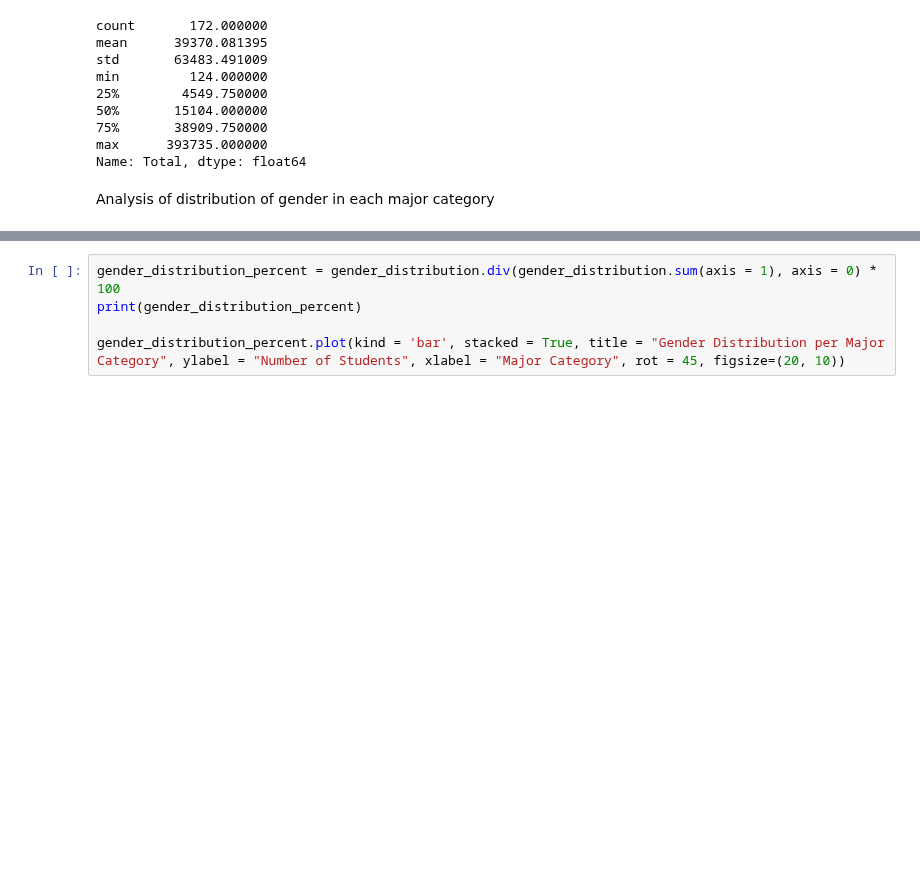
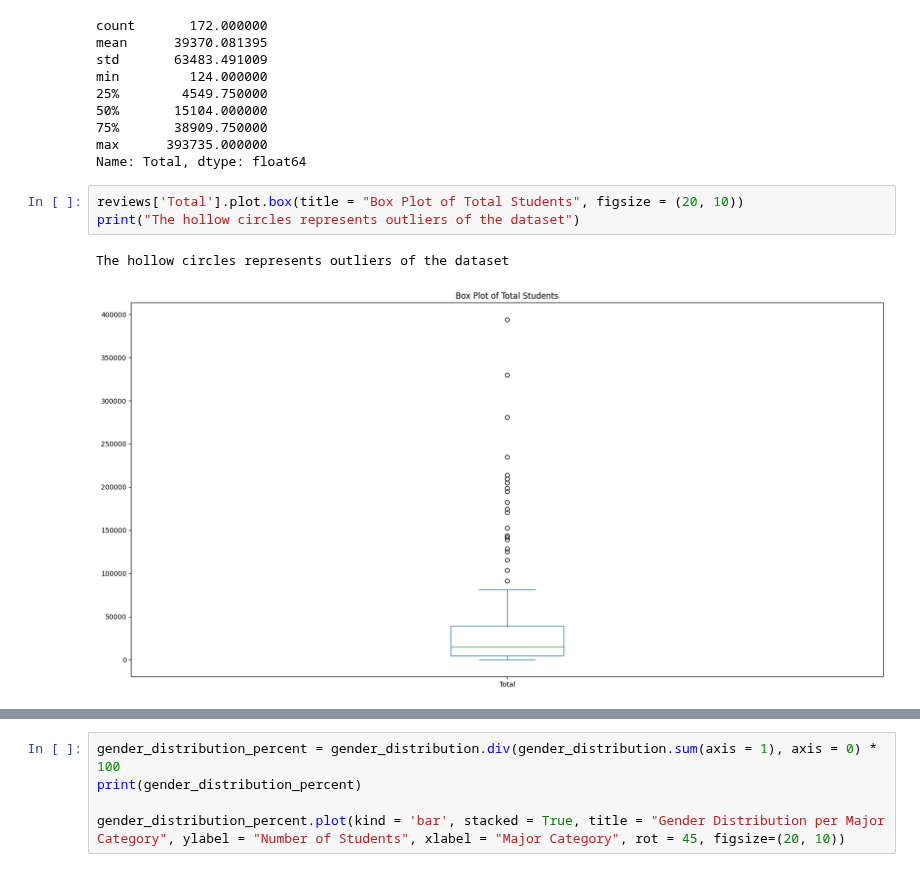
Before and after one commit to O4b1t/data-science-2024F, a Jupyter notebook: unit2/Unit2Project.ipynb, the cells around one changed output, grey strips where cells are left out. Saved outputs shown, nothing was run; the diff lists cells and outputs as text; blank space fills up the shorter version.

```diff
--- a/unit2/Unit2Project.ipynb
+++ b/unit2/Unit2Project.ipynb
@@ -203,5 +229,9 @@ min         124.000000
 75%       38909.750000
 max      393735.000000
 Name: Total, dtype: float64
-# %% [markdown]
-Analysis of distribution of gender in each major category
+# %%
+reviews['Total'].plot.box(title = "Box Plot of Total Students", figsize = (20, 10))
+print("The hollow circles represents outliers of the dataset")
+# %% [output]
+The hollow circles represents outliers of the dataset
+[figure, added]
```
Also changed, not shown: parts of 21 cells of this notebook.
